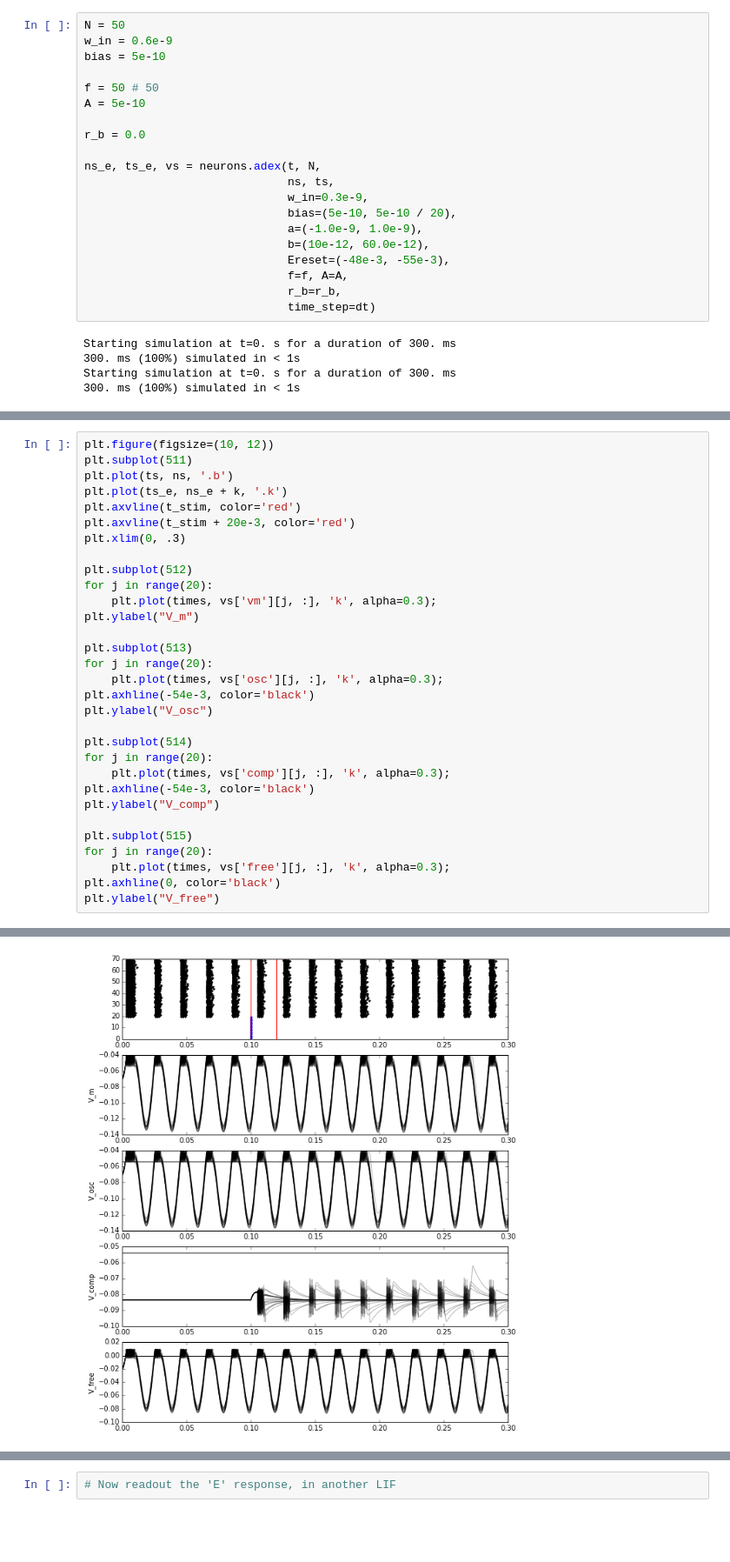
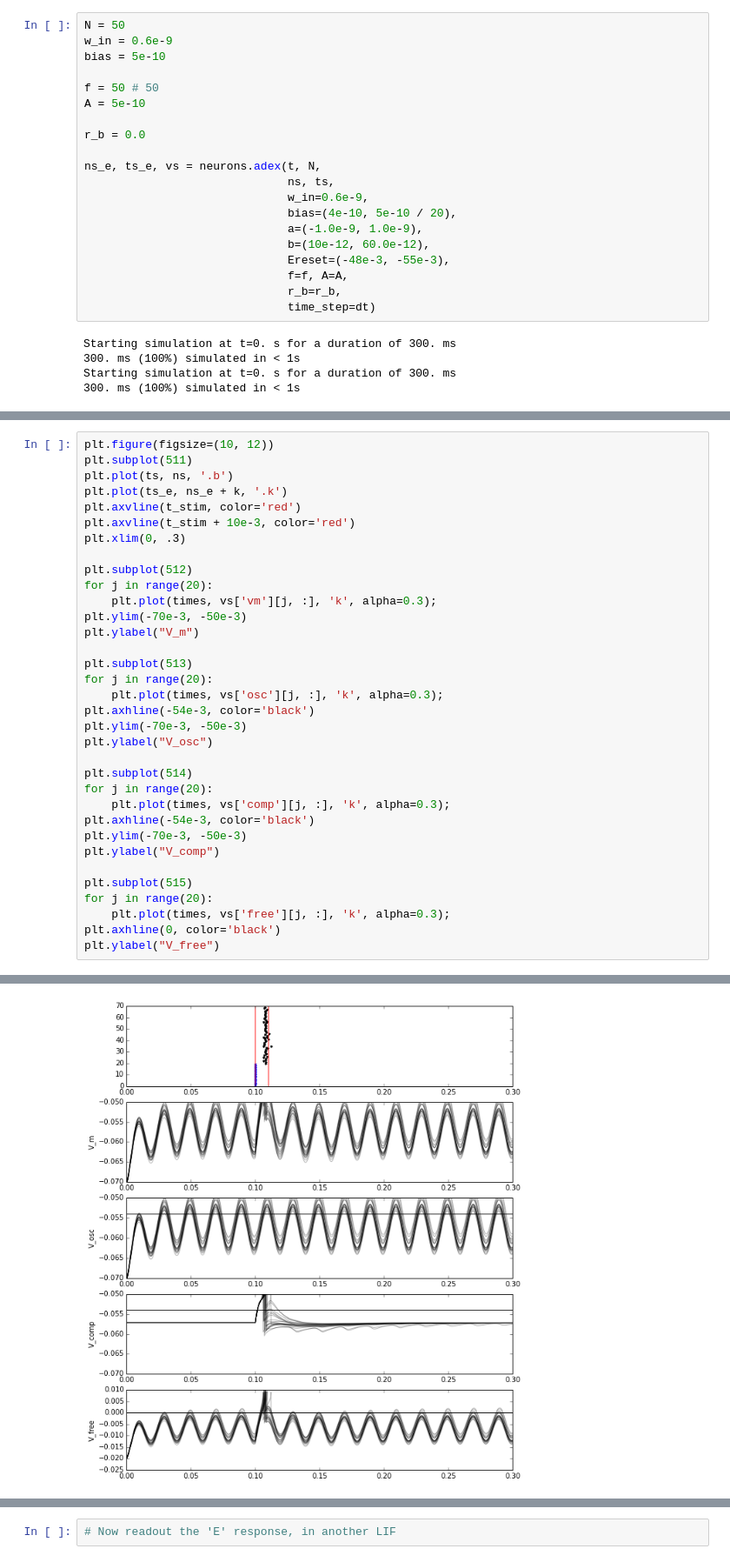
Before and after one commit to parenthetical-e/voltagebudget, a Jupyter notebook: ipynb/adex_testing.ipynb, the cells around one changed output, grey strips where cells are left out. Shown at 87% size. Cells and saved outputs as stored; diff of their text form; blank space fills up the shorter version.

Commit message:
Improved plots

```diff
--- a/ipynb/adex_testing.ipynb
+++ b/ipynb/adex_testing.ipynb
@@ -31,8 +31,8 @@ r_b = 0.0
 
 ns_e, ts_e, vs = neurons.adex(t, N,
                               ns, ts,
-                              w_in=0.3e-9,
-                              bias=(5e-10, 5e-10 / 20),
+                              w_in=0.6e-9,
+                              bias=(4e-10, 5e-10 / 20),
                               a=(-1.0e-9, 1.0e-9),
                               b=(10e-12, 60.0e-12),
                               Ereset=(-48e-3, -55e-3),
@@ -55,35 +55,38 @@ plt.figure(figsize=(10, 12))
 plt.subplot(511)
 plt.plot(ts, ns, '.b')
 plt.plot(ts_e, ns_e + k, '.k')
 plt.axvline(t_stim, color='red')
-plt.axvline(t_stim + 20e-3, color='red')
+plt.axvline(t_stim + 10e-3, color='red')
 plt.xlim(0, .3)
 
 plt.subplot(512)
 for j in range(20):
     plt.plot(times, vs['vm'][j, :], 'k', alpha=0.3);
+plt.ylim(-70e-3, -50e-3)
 plt.ylabel("V_m")
 
 plt.subplot(513)
 for j in range(20):
     plt.plot(times, vs['osc'][j, :], 'k', alpha=0.3);
 plt.axhline(-54e-3, color='black')
+plt.ylim(-70e-3, -50e-3)
 plt.ylabel("V_osc")
 
 plt.subplot(514)
 for j in range(20):
     plt.plot(times, vs['comp'][j, :], 'k', alpha=0.3);
 plt.axhline(-54e-3, color='black')
+plt.ylim(-70e-3, -50e-3)
 plt.ylabel("V_comp")
 
 plt.subplot(515)
 for j in range(20):
     plt.plot(times, vs['free'][j, :], 'k', alpha=0.3);
 plt.axhline(0, color='black')
 plt.ylabel("V_free")
 # %% [output]
 <matplotlib.text.Text at 0x...>
-[figure, old version]
+[figure, new version]
 # %%
 plt.figure(figsize=(10, 10))
 for j in range(20):
```
Also changed, not shown: parts of 2 cells of this notebook, 1 other file.
